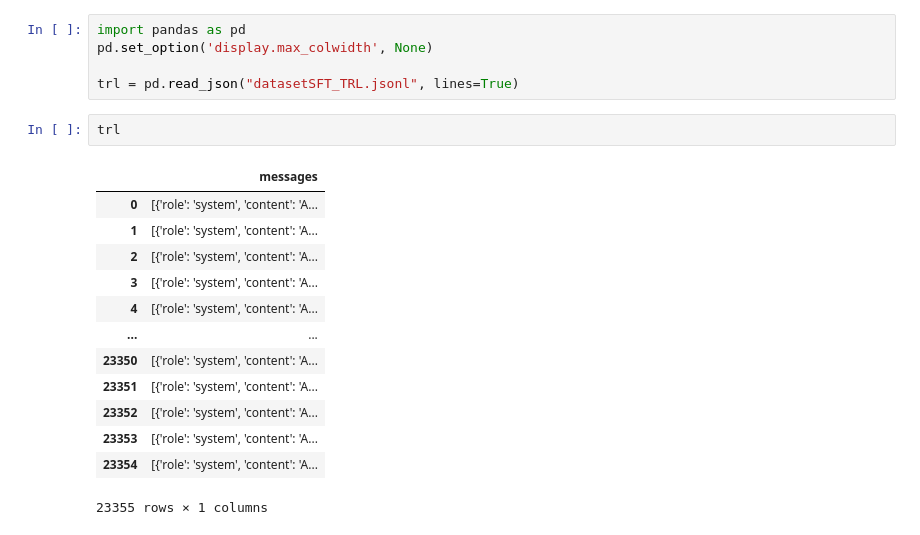
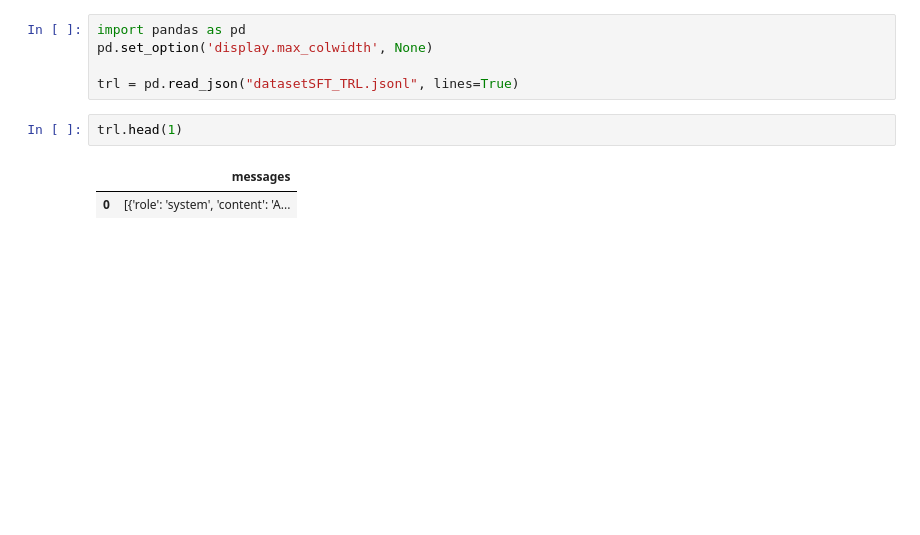
Before and after one commit to imdipo/capstone-AITF-komdigi, a Jupyter notebook: SFT/SFT.ipynb, the cells around one changed output. Saved outputs shown, nothing was run; the diff lists cells and outputs as text; blank space fills up the shorter version.

```diff
--- a/SFT/SFT.ipynb
+++ b/SFT/SFT.ipynb
@@ -1023,18 +1061,7 @@ pd.set_option('display.max_colwidth', None)
 
 trl = pd.read_json("datasetSFT_TRL.jsonl", lines=True)
 # %%
-trl
+trl.head(1)
 # %% [output]
 |  | messages |
 | 0 | [{'role': 'system', 'content': 'A... |
-| 1 | [{'role': 'system', 'content': 'A... |
-| 2 | [{'role': 'system', 'content': 'A... |
-| 3 | [{'role': 'system', 'content': 'A... |
-| 4 | [{'role': 'system', 'content': 'A... |
-| ... | ... |
-| 23350 | [{'role': 'system', 'content': 'A... |
-| 23351 | [{'role': 'system', 'content': 'A... |
-| 23352 | [{'role': 'system', 'content': 'A... |
-| 23353 | [{'role': 'system', 'content': 'A... |
-| 23354 | [{'role': 'system', 'content': 'A... |
-23355 rows × 1 columns
```
Also changed, not shown: parts of 18 cells of this notebook.
